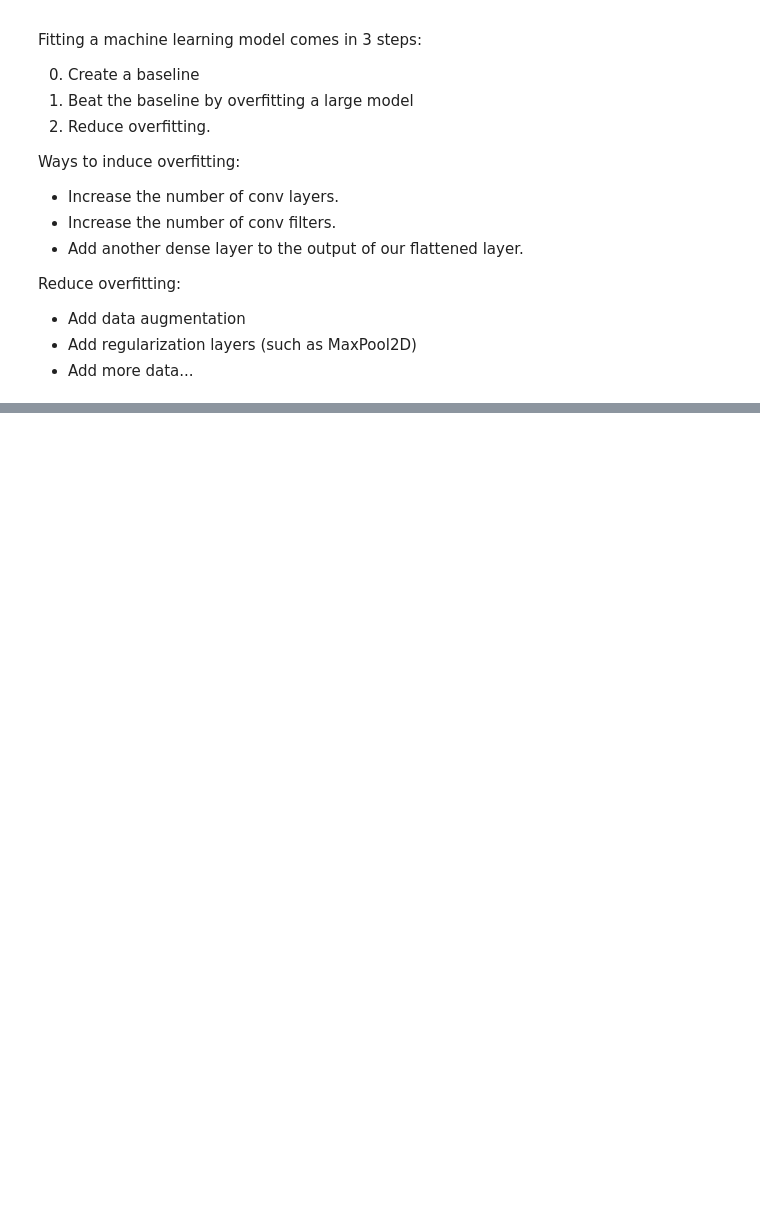
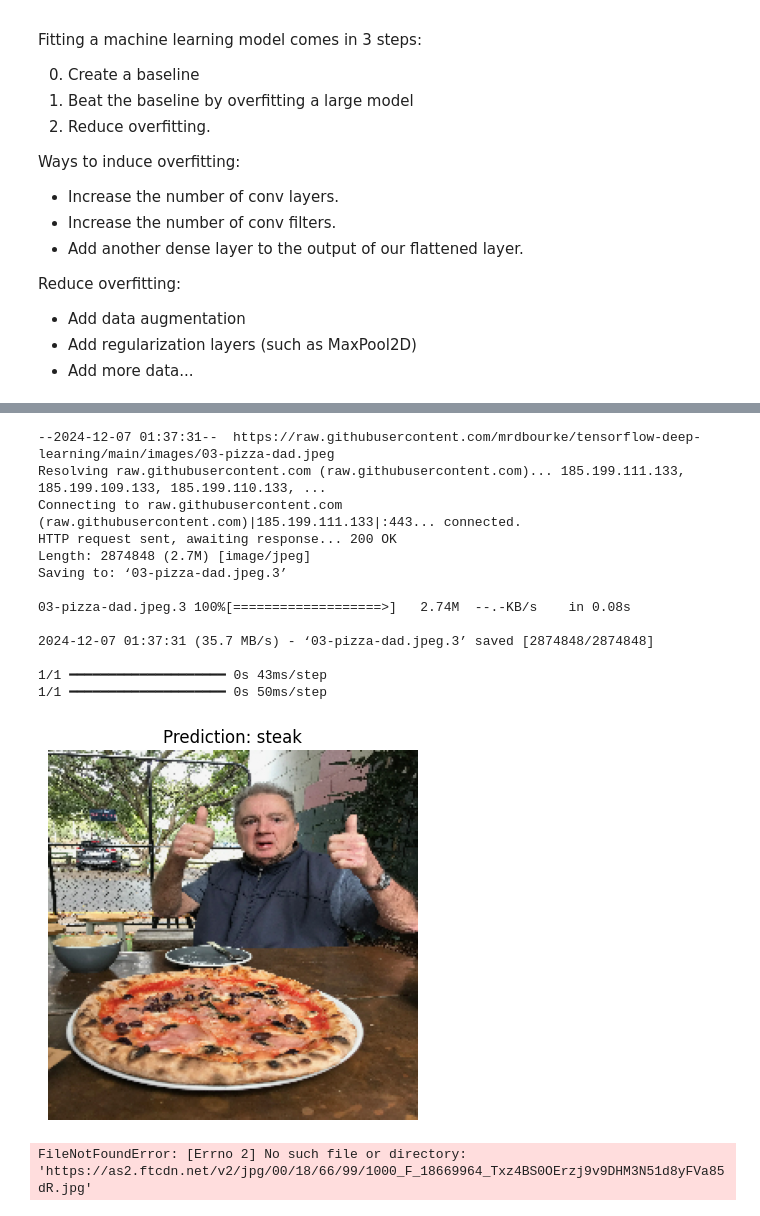
Before and after one commit to LivingstonTardzenyuy/Deep-Learning-with-TensorFlow, a Jupyter notebook: 03_introduction_to_computer_vision_with_tensorflow.ipynb, the cells around one changed output, grey strips where cells are left out. Drawn from its saved outputs; the diff is of its cells as text; code cells hidden in the pictures; blank space fills up the shorter version.

```diff
--- a/03_introduction_to_computer_vision_with_tensorflow.ipynb
+++ b/03_introduction_to_computer_vision_with_tensorflow.ipynb
@@ -724,0 +1104,32 @@ history_5 = model_5.fit(
+# %%
+# Making predictions for another custom image.
+
+!wget https://raw.githubusercontent.com/mrdbourke/tensorflow-deep-learning/main/images/03-pizza-dad.jpeg
+
+pred_and_plot(model_7, '03-pizza-dad.jpeg');
+# %% [output]
+--2024-12-07 01:37:31--  https://raw.githubusercontent.com/mrdbourke/tensorflow-deep-learning/main/images/03-pizza-dad.jpeg
+Resolving raw.githubusercontent.com (raw.githubusercontent.com)... 185.199.111.133, 185.199.109.133, 185.199.110.133, ...
+Connecting to raw.githubusercontent.com (raw.githubusercontent.com)|185.199.111.133|:443... connected.
+HTTP request sent, awaiting response... 200 OK
+Length: 2874848 (2.7M) [image/jpeg]
+Saving to: ‘03-pizza-dad.jpeg.3’
+
+03-pizza-dad.jpeg.3 100%[===================>]   2.74M  --.-KB/s    in 0.08s
+
+2024-12-07 01:37:31 (35.7 MB/s) - ‘03-pizza-dad.jpeg.3’ saved [2874848/2874848]
+
+1/1 ━━━━━━━━━━━━━━━━━━━━ 0s 43ms/step
+1/1 ━━━━━━━━━━━━━━━━━━━━ 0s 50ms/step
+[figure, added]
+# %%
+# Making predictions for another image.
+
+path = 'https://as2.ftcdn.net/v2/jpg/00/18/66/99/1000_F_18669964_Txz4BS0OErzj9v9DHM3N51d8yFVa85dR.jpg'
+
+load_pizza = tf.keras.preprocessing.image.load_img(path)
+
+# Make prediction and plot.
+pred_and_plot(model_7, load_pizza);
+# %% [output]
+FileNotFoundError: [Errno 2] No such file or directory: 'https://as2.ftcdn.net/v2/jpg/00/18/66/99/1000_F_18669964_Txz4BS0OErzj9v9DHM3N51d8yFVa85dR.jpg'
```
Also changed, not shown: parts of 44 cells of this notebook.
